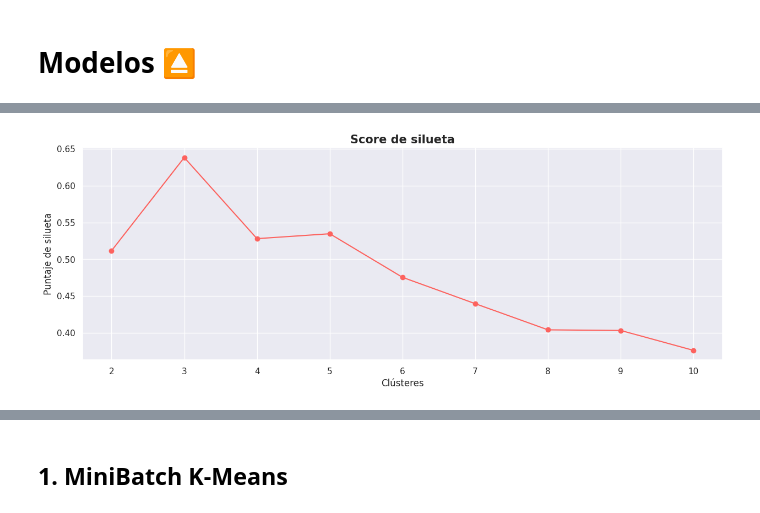
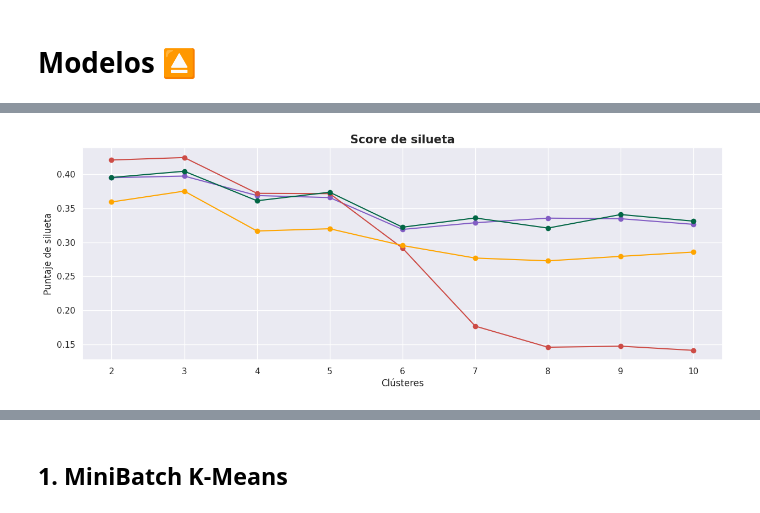
Before and after one commit to piero0090/Tesis-SeminarioII, a Jupyter notebook: Clustering_football_players.ipynb, the cells around one changed output, grey strips where cells are left out. Saved outputs shown, nothing was run; the diff lists cells and outputs as text; code cells hidden in the pictures.

```diff
--- a/Clustering_football_players.ipynb
+++ b/Clustering_football_players.ipynb
@@ -327,0 +345,20 @@ data_transform = pca02.transform(sample_data)
+# %%
+for m in rango:
+  minibatch = MiniBatchKMeans(n_clusters= m).fit(data_transform)
+  label_minibatch = minibatch.labels_
+  silueta_minibatch.append(silhouette_score(data_transform, label_minibatch))
+# %%
+for s in range(2,11):
+  spectral = SpectralClustering(n_clusters = s, eigen_solver = 'lobpcg').fit(data_transform)
+  label_spectral = spectral.labels_
+  silueta_spectral.append(silhouette_score(data_transform, label_spectral))
+# %%
+for w in rango:
+  ward = AgglomerativeClustering(n_clusters = w).fit(data_transform)
+  label_ward = ward.labels_
+  silueta_ward.append(silhouette_score(data_transform, label_ward))
+# %%
+for g in rango:
+  em = GaussianMixture(n_components = g).fit(data_transform)
+  label_em = em.predict(data_transform)
+  silueta_em.append(silhouette_score(data_transform, label_em))
@@ -328,20 +389,15 @@ data_transform = pca02.transform(sample_data)
 # %%
-#Búsqueda de número de clústeres
-silueta = []
-rango = range(2,11)
-for k in rango:
-  k_means = KMeans(n_clusters = k).fit(data_transform)
-  label = k_means.labels_
-  silueta.append(silhouette_score(data_transform, label))
-
 plt.figure(figsize=(15,5))
-plt.plot(rango, silueta, color='#FD625E', marker = 'o',linewidth = 1.5)
+plt.plot(rango, silueta_minibatch, color='#825DC4', marker = 'o',linewidth = 1.5)
+plt.plot(rango, silueta_spectral, color='#CD4C46', marker = 'o',linewidth = 1.5)
+plt.plot(rango, silueta_ward, color='#FFA500', marker = 'o',linewidth = 1.5)
+plt.plot(rango, silueta_em, color='#026645', marker = 'o',linewidth = 1.5)
 plt.xlabel('Clústeres', fontsize = 12)
 plt.ylabel('Puntaje de silueta', fontsize = 12)
 plt.title('Score de silueta', fontsize = 15,weight='bold')
 plt.show()
 # %% [output]
-[figure, old version]
+[figure, new version]
 # %%
 from sklearn.datasets import make_blobs
 from sklearn.cluster import KMeans
```
Also changed, not shown: parts of 76 cells of this notebook.
